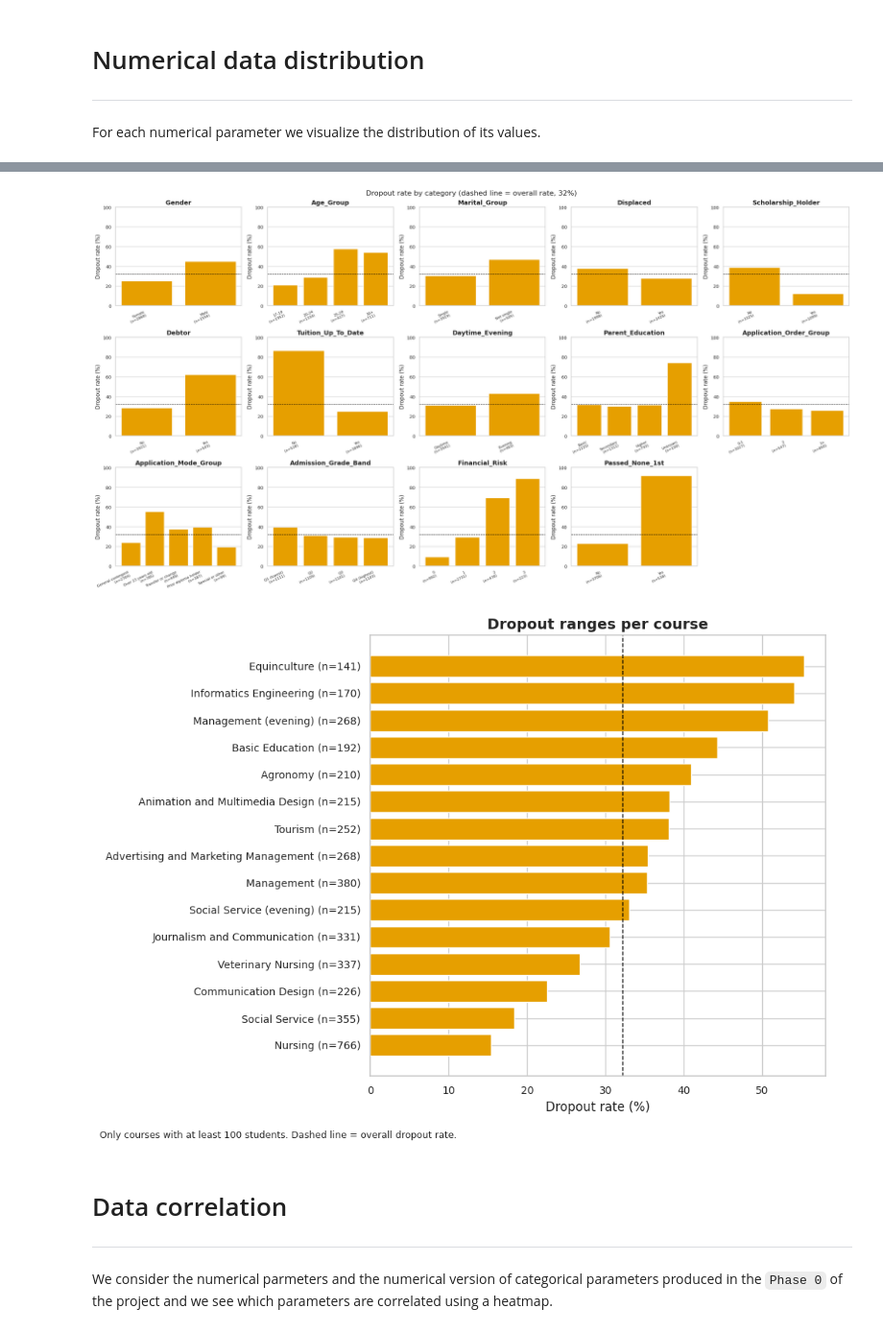
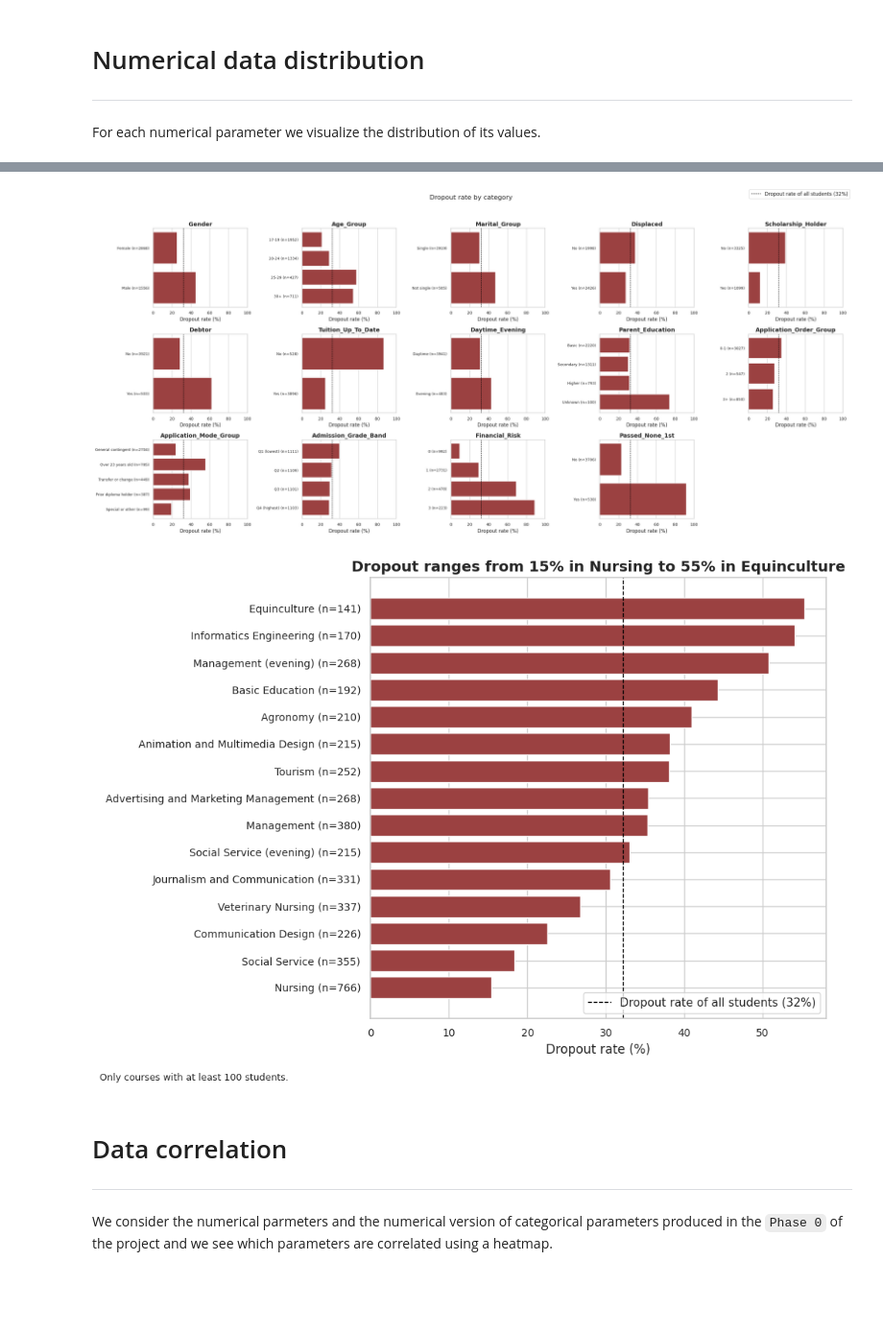
Before and after one commit to Martazzz/dropout_rate_academic_success, a Jupyter notebook: notebooks/01_cleaning_eda.ipynb, the cells around one changed output, grey strips where cells are left out. Shown at 96% size. Cells and saved outputs as stored; diff of their text form; code cells hidden in the pictures; blank space fills up the shorter version.

```diff
--- a/notebooks/01_cleaning_eda.ipynb
+++ b/notebooks/01_cleaning_eda.ipynb
@@ -29,9 +29,9 @@ plt.rcParams.update(
 )
 
 OUTCOME_ORDER = ["Dropout", "Enrolled", "Graduate"]
-OUTCOME_PALETTE = {"Dropout": "#E69F00", "Enrolled": "#9E9E9E", "Graduate": "#0072B2"}
+OUTCOME_PALETTE = {"Dropout": "#9b4141", "Enrolled": "#b8b8b8", "Graduate": "#298c8c"}
 BAR_COLOR = "#0072B2"
-DROPOUT_COLOR = "#E69F00"
+DROPOUT_COLOR = "#9b4141"
 
 os.makedirs("figures", exist_ok=True)
 
@@ -408,9 +408,9 @@ plt.show()
 For each numerical parameter we visualize the distribution of its values.
 # %%
 hist_cols = ["Age_At_Enrollment", "Admission_Grade", "Prev_Qual_Grade", "Approved_1st",
-             "Approved_2nd", "Grade_1st", "Grade_2nd", "Approval_Rate_1st"]
+             "Approved_2nd", "Grade_1st", "Grade_2nd", "Approval_Rate_1st", "Approval_Rate_2nd"]
 
-fig, axes = plt.subplots(2, 4, figsize=(20, 8))
+fig, axes = plt.subplots(3, 3, figsize=(15, 10))
 for ax, col in zip(axes.flat, hist_cols):
     sns.histplot(data=data, x=col, bins=20, discrete=data[col].nunique() < 30, color=BAR_COLOR, ax=ax)
     ax.set_title(col)
@@ -427,34 +427,39 @@ plt.show()
 ---
 We see the correlation between the target (dropout) and the other variables. Then we see the dropout rate based on the different courses.
 # %%
+from matplotlib.lines import Line2D
+
 overall = data["Dropout_Binary"].mean() * 100
+overall_line = Line2D([0], [0], color="black", linestyle="--", linewidth=1,
+                      label=f"Dropout rate of all students ({overall:.0f}%)")
 
 
 def plot_dropout_rate(ax, col):
     g = data.groupby(col, observed=True)["Dropout_Binary"].agg(["mean", "size"])
-    ax.bar(range(len(g)), g["mean"] * 100, color=DROPOUT_COLOR)
-    ax.axhline(overall, color="black", linestyle="--", linewidth=1)
-    ax.set_xticks(range(len(g)))
-    ax.set_xticklabels([f"{i}\n(n={n})" for i, n in zip(g.index, g["size"])],
-                       rotation=25, ha="right", fontsize=8)
+    ax.barh(range(len(g)), g["mean"] * 100, color=DROPOUT_COLOR)
+    ax.axvline(overall, color="black", linestyle="--", linewidth=1)
+    ax.set_yticks(range(len(g)))
+    ax.set_yticklabels([f"{i} (n={n})" for i, n in zip(g.index, g["size"])], fontsize=9)
+    ax.invert_yaxis()
+    ax.set_xlim(0, 100)
+    ax.set_xlabel("Dropout rate (%)")
     ax.set_title(col)
-    ax.set_ylim(0, 100)
-    ax.set_ylabel("Dropout rate (%)")
-    ax.grid(axis="x", visible=False)
+    ax.grid(axis="y", visible=False)
 
 
 rate_cols = comp_cols + ["Admission_Grade_Band", "Financial_Risk", "Passed_None_1st"]
 
-fig, axes = plt.subplots(3, 5, figsize=(24, 13))
+fig, axes = plt.subplots(3, 5, figsize=(26, 12))
 for ax, col in zip(axes.flat, rate_cols):
     plot_dropout_rate(ax, col)
 axes.flat[-1].axis("off")
-fig.suptitle(f"Dropout rate by category (dashed line = overall rate, {overall:.0f}%)", fontsize=16)
-plt.tight_layout()
+fig.suptitle("Dropout rate by category", fontsize=16)
+fig.legend(handles=[overall_line], loc="upper right", fontsize=12)
+plt.tight_layout(rect=[0, 0, 1, 0.95])
 plt.savefig("figures/eda_dropout_rate_grid.png", dpi=200, bbox_inches="tight")
 plt.show()
 # %% [output]
-[figure, old version]
+[figure, new version]
 # %%
 course_rate = data.groupby("Course_Name").agg(rate=("Dropout_Binary", "mean"), n=("Dropout_Binary", "size"))
 course_rate = course_rate[course_rate["n"] >= 100].sort_values("rate")
@@ -465,13 +470,14 @@ ax.axvline(overall, color="black", linestyle="--", linewidth=1)
 ax.set_yticks(range(len(course_rate)))
 ax.set_yticklabels([f"{c} (n={n})" for c, n in zip(course_rate.index, course_rate["n"])])
 ax.set_xlabel("Dropout rate (%)")
-ax.set_title("Dropout ranges per course")
-plt.figtext(0.01, -0.02, "Only courses with at least 100 students. Dashed line = overall dropout rate.", fontsize=9)
+ax.set_title("Dropout ranges from 15% in Nursing to 55% in Equinculture")
+ax.legend(handles=[overall_line], loc="lower right")
+plt.figtext(0.01, -0.02, "Only courses with at least 100 students.", fontsize=9)
 plt.tight_layout()
 plt.savefig("figures/eda_dropout_by_course.png", dpi=200, bbox_inches="tight")
 plt.show()
 # %% [output]
-[figure, old version]
+[figure, new version]
 # %% [markdown]
 # Data correlation
 ---
```
Also changed, not shown: parts of 5 cells of this notebook.
